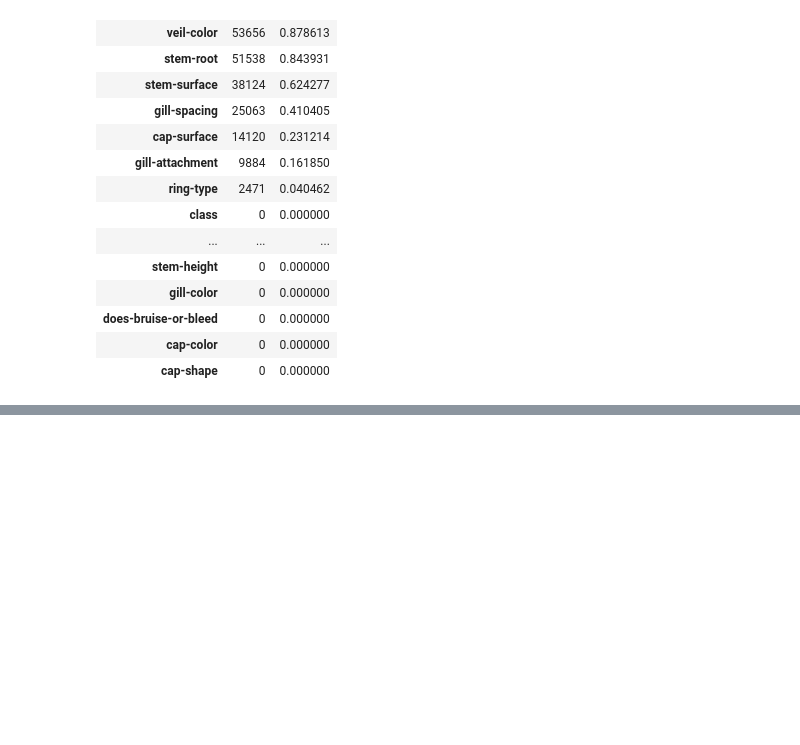
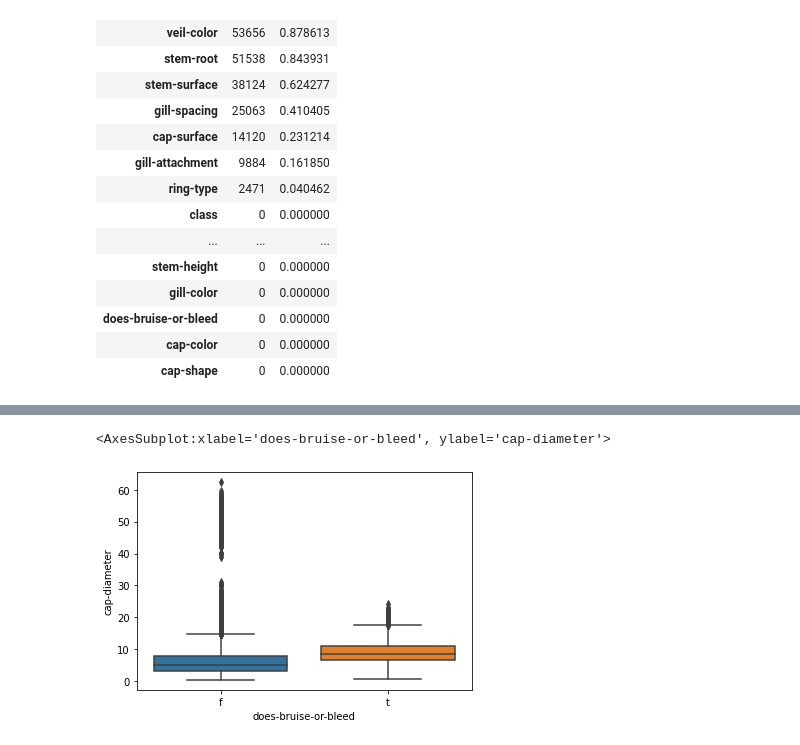
Before and after one commit to Arjissuan/Mushrooms-and-machine-learning, a Jupyter notebook: src/main_notebook.ipynb, the cells around one changed output, grey strips where cells are left out. Saved outputs shown, nothing was run; the diff lists cells and outputs as text; code cells hidden in the pictures; blank space fills up the shorter version.

```diff
--- a/src/main_notebook.ipynb
+++ b/src/main_notebook.ipynb
@@ -135,5 +134,8 @@ missing_data.head(20)
 | cap-color | 0 | 0.000000 |
 | cap-shape | 0 | 0.000000 |
 # %%
+#funk = lambda x: ds.exchange_nones_to_false(secondary_df[x])
+#without = list(map(funk, secondary_df.columns))
+secondary_df['veil-type'].fillna(value='f',inplace=True)
 secondary_df['veil-type']
 # %% [output]
@@ -151,0 +181,6 @@ Name: veil-type, Length: 61069, dtype: object
+# %%
+sns.boxplot(data=secondary_df,x='does-bruise-or-bleed',y='cap-diameter')
+#secondary_df[['cap-diameter', 'stem-height', 'stem-width','does-bruise-bleed']].boxplot()
+# %% [output]
+<AxesSubplot:xlabel='does-bruise-or-bleed', ylabel='cap-diameter'>
+[figure, added]
```
Also changed, not shown: parts of 23 cells of this notebook, 1 other file.
